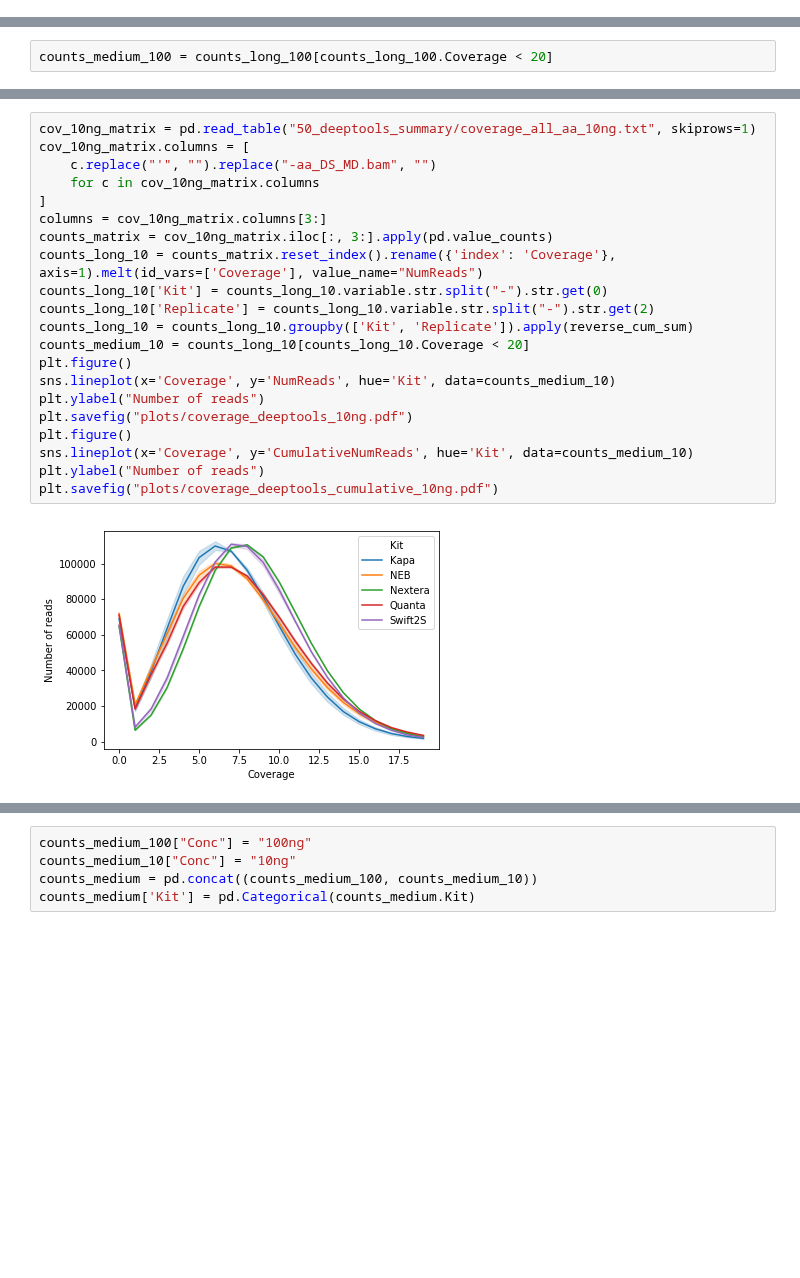
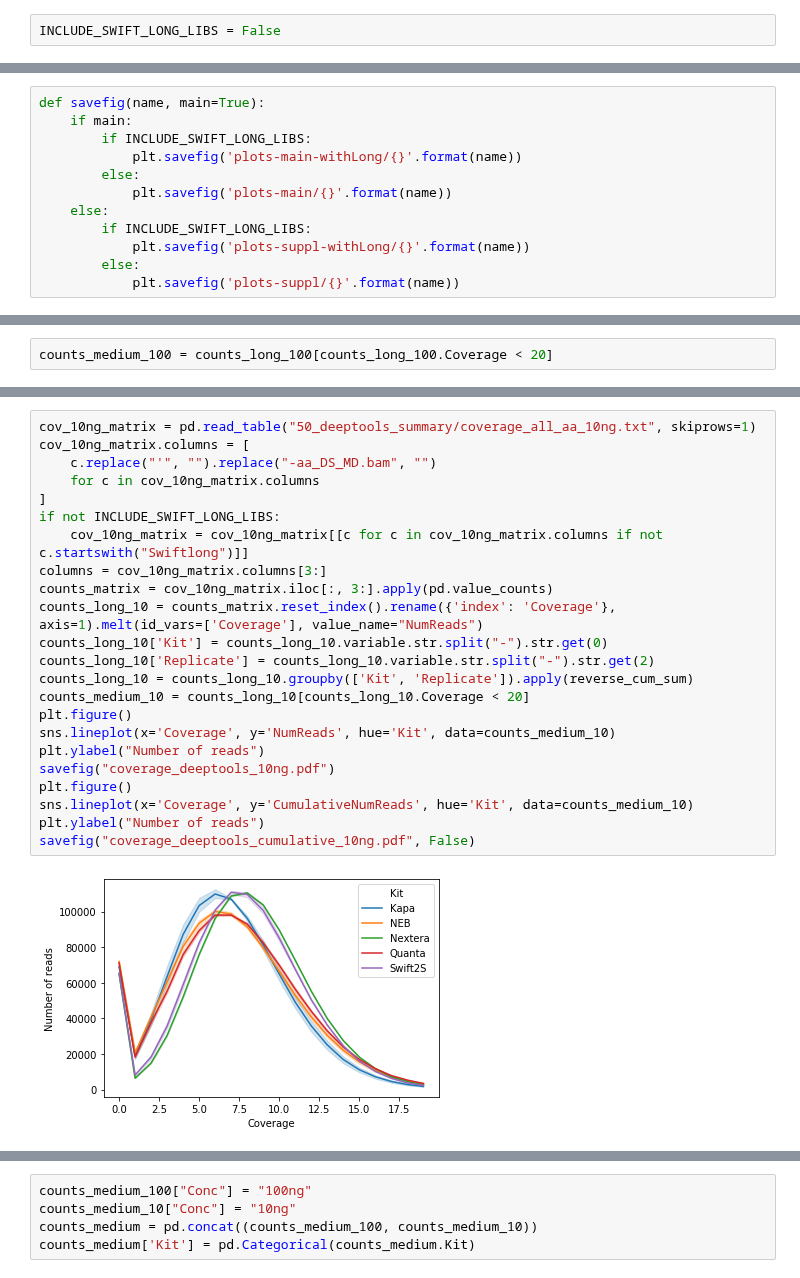
Before and after one commit to fa2k/comparison, a Jupyter notebook: Deeptools_coverage_analysis.ipynb, the cells around one changed output, grey strips where cells are left out. Saved outputs shown, nothing was run; the diff lists cells and outputs as text; blank space fills up the shorter version.

```diff
--- a/Deeptools_coverage_analysis.ipynb
+++ b/Deeptools_coverage_analysis.ipynb
@@ -11,3 +16,5 @@ The main purpose of this notebook is to analyse the "coverage counts" and other
+# %%
+INCLUDE_SWIFT_LONG_LIBS = False
 # %%
 cov_100ng_matrix = pd.read_table("50_deeptools_summary/coverage_all_aa_100ng.txt", skiprows=1)
 # %%
@@ -30,3 +39,15 @@ columns = cov_100ng_matrix.columns[3:]
+# %%
+def savefig(name, main=True):
+    if main:
+        if INCLUDE_SWIFT_LONG_LIBS:
+            plt.savefig('plots-main-withLong/{}'.format(name))
+        else:
+            plt.savefig('plots-main/{}'.format(name))
+    else:
+        if INCLUDE_SWIFT_LONG_LIBS:
+            plt.savefig('plots-suppl-withLong/{}'.format(name))
+        else:
+            plt.savefig('plots-suppl/{}'.format(name))
 # %%
 columns = cov_100ng_matrix.columns[3:]
 counts_matrix = cov_100ng_matrix.iloc[:, 3:].apply(pd.value_counts)
@@ -69,23 +90,25 @@ plt.savefig("plots/coverage_deeptools_cumulative_100ng.pdf")
 # %%
 cov_10ng_matrix = pd.read_table("50_deeptools_summary/coverage_all_aa_10ng.txt", skiprows=1)
 cov_10ng_matrix.columns = [
     c.replace("'", "").replace("-aa_DS_MD.bam", "")
     for c in cov_10ng_matrix.columns
 ]
+if not INCLUDE_SWIFT_LONG_LIBS:
+    cov_10ng_matrix = cov_10ng_matrix[[c for c in cov_10ng_matrix.columns if not c.startswith("Swiftlong")]]
 columns = cov_10ng_matrix.columns[3:]
 counts_matrix = cov_10ng_matrix.iloc[:, 3:].apply(pd.value_counts)
 counts_long_10 = counts_matrix.reset_index().rename({'index': 'Coverage'}, axis=1).melt(id_vars=['Coverage'], value_name="NumReads")
 counts_long_10['Kit'] = counts_long_10.variable.str.split("-").str.get(0)
 counts_long_10['Replicate'] = counts_long_10.variable.str.split("-").str.get(2)
 counts_long_10 = counts_long_10.groupby(['Kit', 'Replicate']).apply(reverse_cum_sum)
 counts_medium_10 = counts_long_10[counts_long_10.Coverage < 20]
 plt.figure()
 sns.lineplot(x='Coverage', y='NumReads', hue='Kit', data=counts_medium_10)
 plt.ylabel("Number of reads")
-plt.savefig("plots/coverage_deeptools_10ng.pdf")
+savefig("coverage_deeptools_10ng.pdf")
 plt.figure()
 sns.lineplot(x='Coverage', y='CumulativeNumReads', hue='Kit', data=counts_medium_10)
 plt.ylabel("Number of reads")
-plt.savefig("plots/coverage_deeptools_cumulative_10ng.pdf")
+savefig("coverage_deeptools_cumulative_10ng.pdf", False)
 # %% [output]
-[figure, old version]
+[figure, new version]
```
Also changed, not shown: parts of 21 cells of this notebook, 8 other files.
